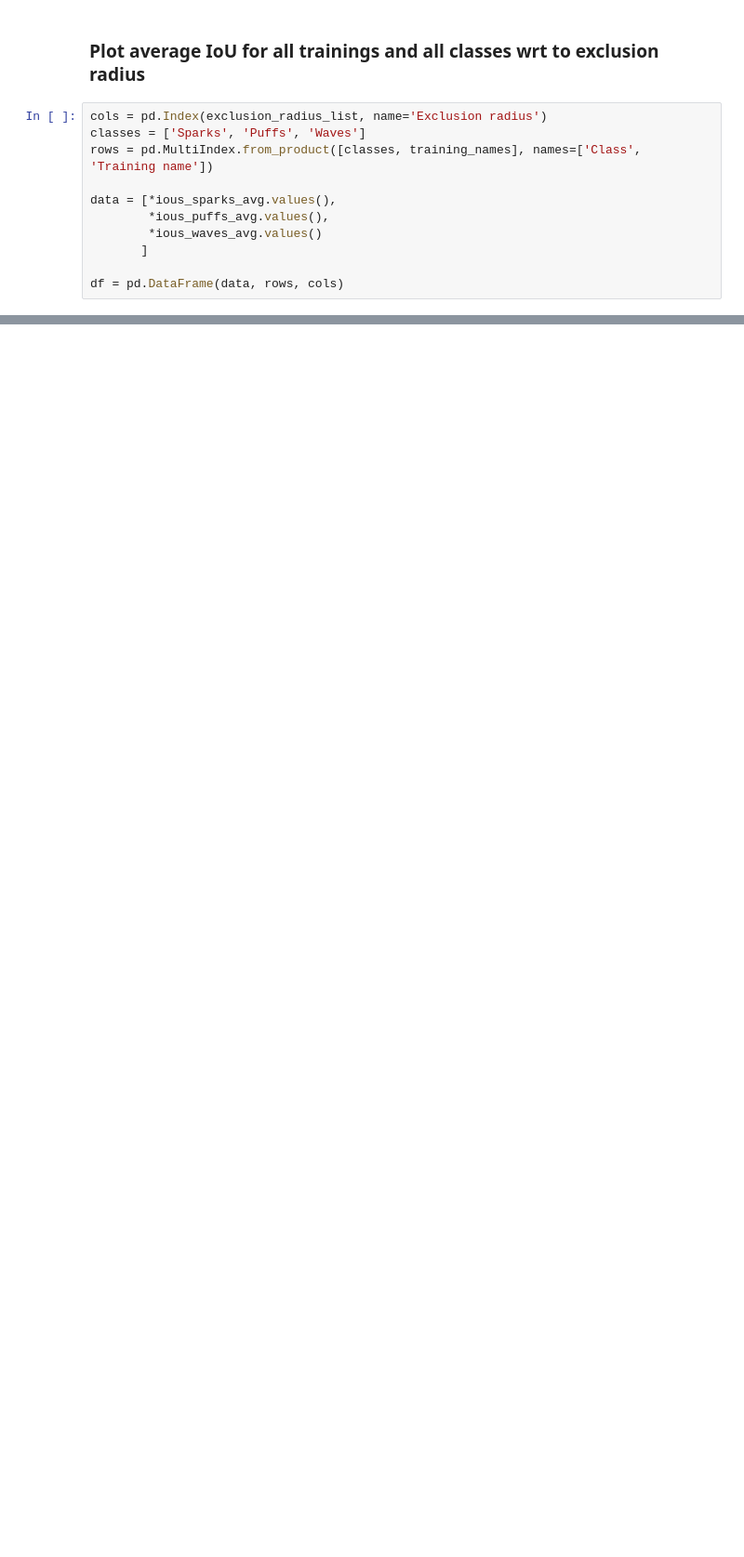
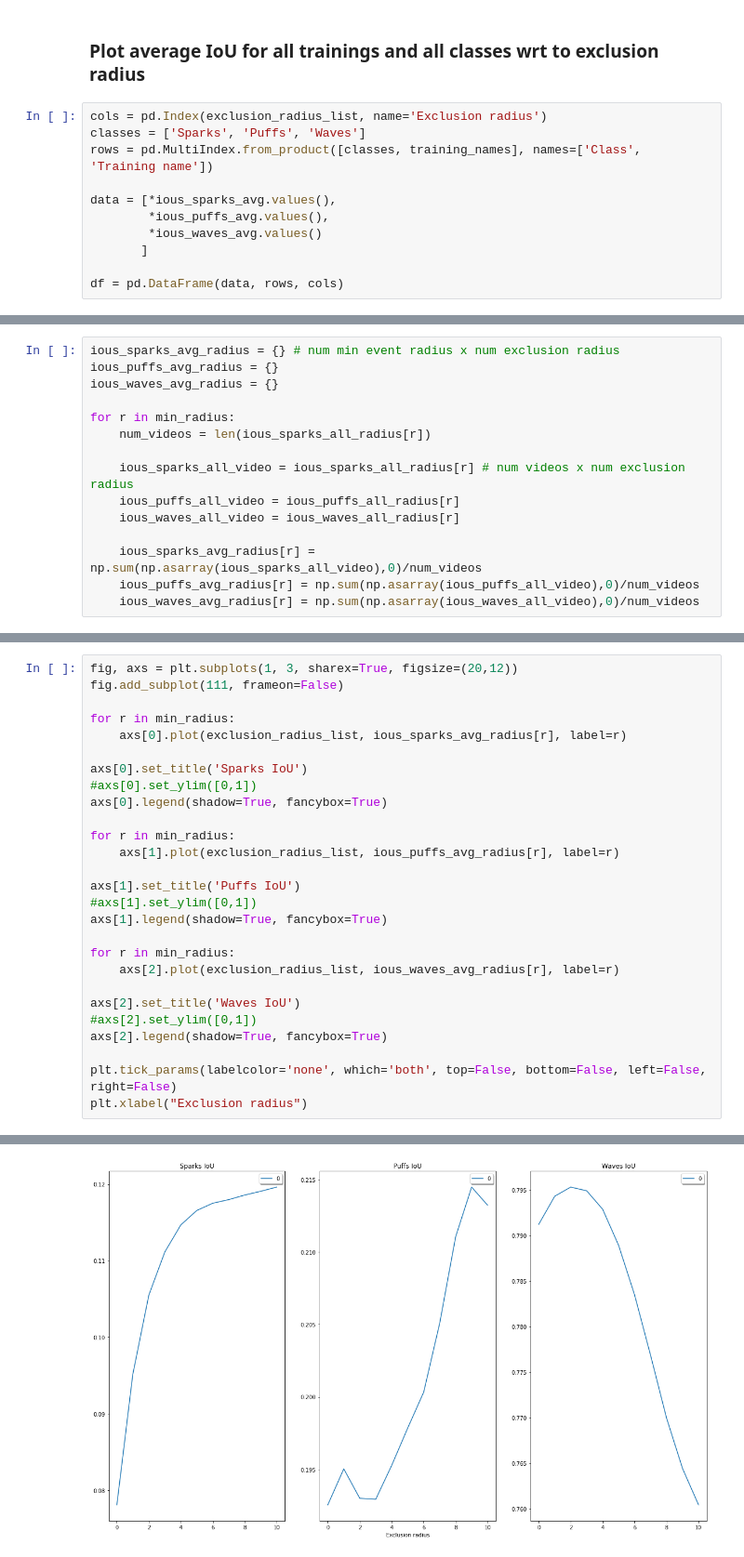
Before and after one commit to dottipr/sparks_project, a Jupyter notebook: sparks/validate UNet trainings.ipynb, the cells around one changed output, grey strips where cells are left out. Shown at 93% size. Saved outputs shown, nothing was run; the diff lists cells and outputs as text; blank space fills up the shorter version.

```diff
--- a/sparks/validate UNet trainings.ipynb
+++ b/sparks/validate UNet trainings.ipynb
@@ -583,0 +671,15 @@ Text(0.5, 0, 'Exclusion radius')
+# %%
+ious_sparks_avg_radius = {} # num min event radius x num exclusion radius
+ious_puffs_avg_radius = {}
+ious_waves_avg_radius = {}
+
+for r in min_radius:
+    num_videos = len(ious_sparks_all_radius[r])
+
+    ious_sparks_all_video = ious_sparks_all_radius[r] # num videos x num exclusion radius
+    ious_puffs_all_video = ious_puffs_all_radius[r]
+    ious_waves_all_video = ious_waves_all_radius[r]
+
+    ious_sparks_avg_radius[r] = np.sum(np.asarray(ious_sparks_all_video),0)/num_videos
+    ious_puffs_avg_radius[r] = np.sum(np.asarray(ious_puffs_all_video),0)/num_videos
+    ious_waves_avg_radius[r] = np.sum(np.asarray(ious_waves_all_video),0)/num_videos
@@ -583,0 +707,28 @@ Text(0.5, 0, 'Exclusion radius')
+# %%
+fig, axs = plt.subplots(1, 3, sharex=True, figsize=(20,12))
+fig.add_subplot(111, frameon=False)
+
+for r in min_radius:
+    axs[0].plot(exclusion_radius_list, ious_sparks_avg_radius[r], label=r)
+
+axs[0].set_title('Sparks IoU')
+#axs[0].set_ylim([0,1])
+axs[0].legend(shadow=True, fancybox=True)
+
+for r in min_radius:
+    axs[1].plot(exclusion_radius_list, ious_puffs_avg_radius[r], label=r)
+
+axs[1].set_title('Puffs IoU')
+#axs[1].set_ylim([0,1])
+axs[1].legend(shadow=True, fancybox=True)
+
+for r in min_radius:
+    axs[2].plot(exclusion_radius_list, ious_waves_avg_radius[r], label=r)
+
+axs[2].set_title('Waves IoU')
+#axs[2].set_ylim([0,1])
+axs[2].legend(shadow=True, fancybox=True)
+
+plt.tick_params(labelcolor='none', which='both', top=False, bottom=False, left=False, right=False)
+plt.xlabel("Exclusion radius")
+# %% [output]
@@ -584 +736,2 @@ Text(0.5, 0, 'Exclusion radius')
+[figure, added]
 # %% [markdown]
```
Also changed, not shown: parts of 38 cells of this notebook, 9 other files.
